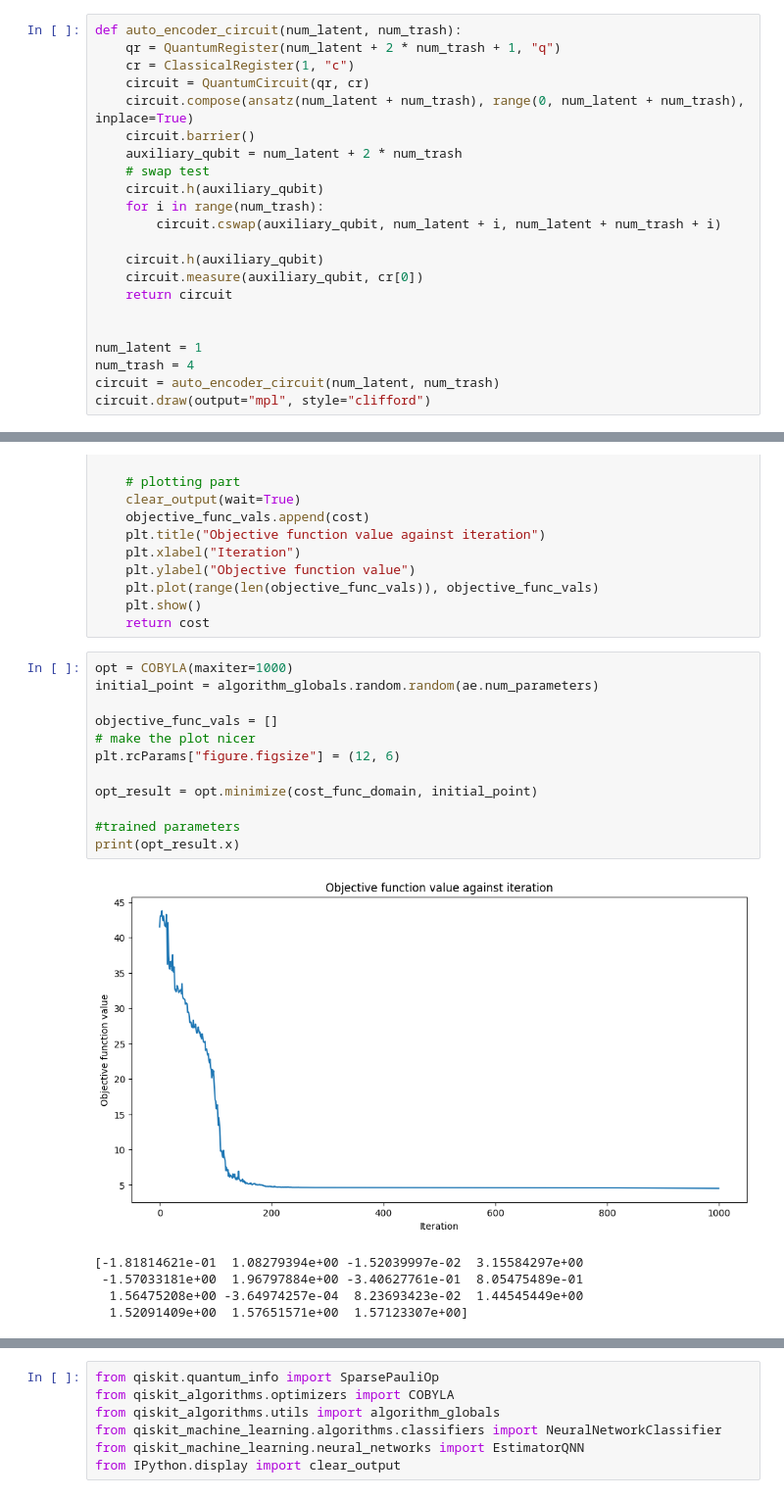
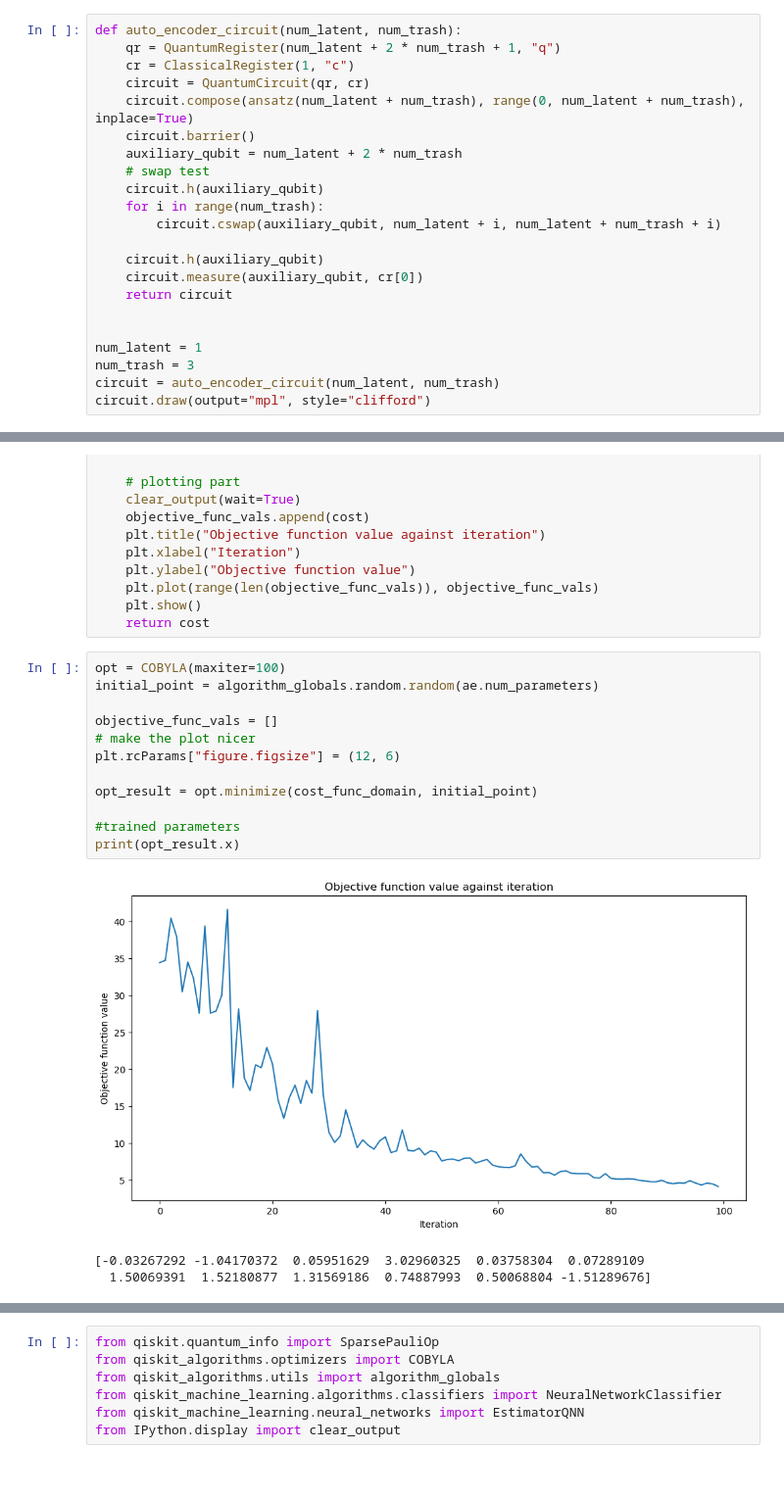
Before and after one commit to benjaminhagan/VIP_QML, a Jupyter notebook: Phase Encoder.ipynb, the cells around one changed output, grey strips where cells are left out. Shown at 98% size. Saved outputs shown, nothing was run; the diff lists cells and outputs as text.

```diff
--- a/Phase Encoder.ipynb
+++ b/Phase Encoder.ipynb
@@ -149,7 +149,7 @@ def auto_encoder_circuit(num_latent, num_trash):
 
 
 num_latent = 1
-num_trash = 4
+num_trash = 3
 circuit = auto_encoder_circuit(num_latent, num_trash)
 circuit.draw(output="mpl", style="clifford")
 # %% [output]
@@ -190,23 +190,21 @@ def cost_func_domain(params_values):
     plt.show()
     return cost
 # %%
-opt = COBYLA(maxiter=1000)
+opt = COBYLA(maxiter=100)
 initial_point = algorithm_globals.random.random(ae.num_parameters)
 
 objective_func_vals = []
 # make the plot nicer
 plt.rcParams["figure.figsize"] = (12, 6)
 
 opt_result = opt.minimize(cost_func_domain, initial_point)
 
 #trained parameters
 print(opt_result.x)
 # %% [output]
-[figure, old version]
+[figure, new version]
-[-1.81814621e-01  1.08279394e+00 -1.52039997e-02  3.15584297e+00
- -1.57033181e+00  1.96797884e+00 -3.40627761e-01  8.05475489e-01
-  1.56475208e+00 -3.64974257e-04  8.23693423e-02  1.44545449e+00
-  1.52091409e+00  1.57651571e+00  1.57123307e+00]
+[-0.03267292 -1.04170372  0.05951629  3.02960325  0.03758304  0.07289109
+  1.50069391  1.52180877  1.31569186  0.74887993  0.50068804 -1.51289676]
 # %%
 #Function to create the gates with parameters that we will modify through ML techniques
 from qiskit.circuit import ParameterVector
```
Also changed, not shown: parts of 7 cells of this notebook, 1 other file.
